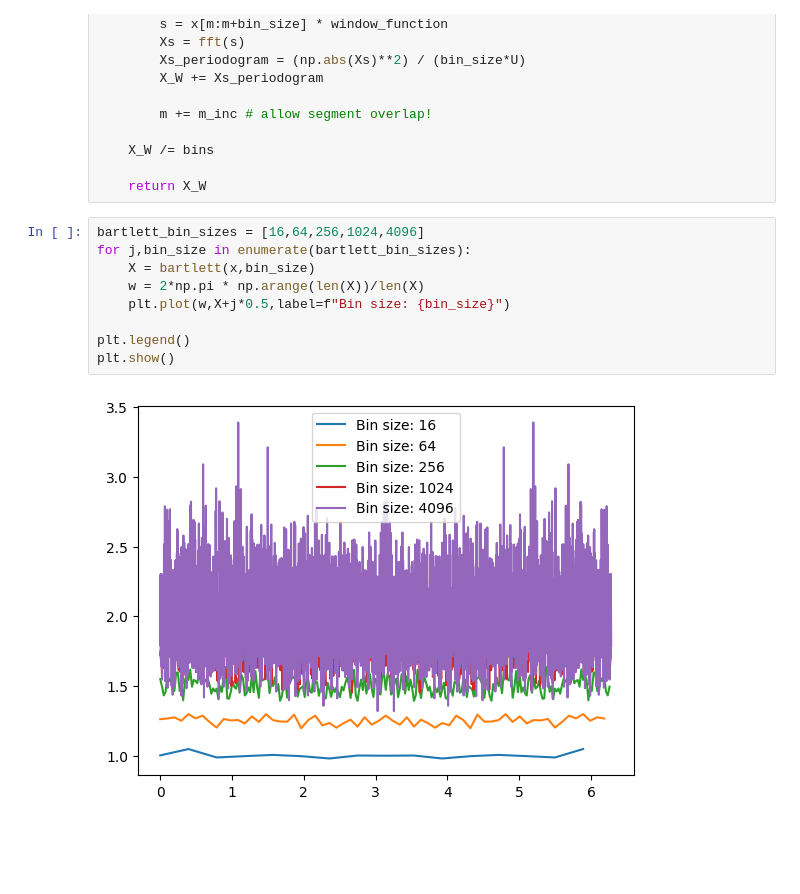
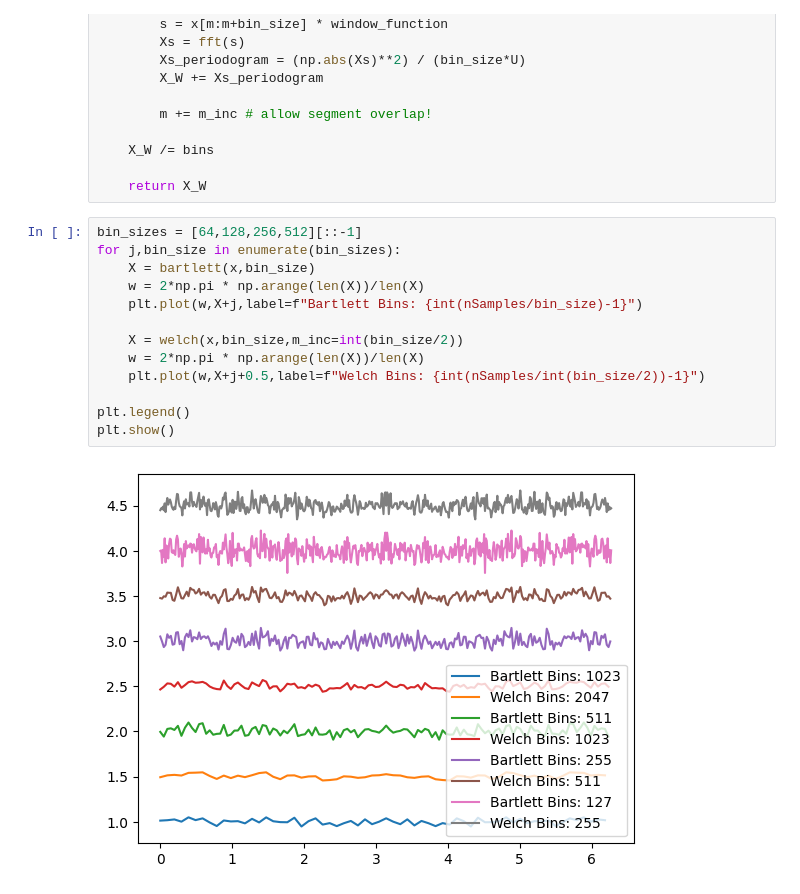
Before and after one commit to thomas6785/notes, a Jupyter notebook: ASP_Tutorials/ASP_5.1.ipynb, the cells around one changed output. Saved outputs shown, nothing was run; the diff lists cells and outputs as text; blank space fills up the shorter version.

```diff
--- a/ASP_Tutorials/ASP_5.1.ipynb
+++ b/ASP_Tutorials/ASP_5.1.ipynb
@@ -58,13 +58,17 @@ def welch(x,bin_size=256,m_inc=128):
 
     return X_W
 # %%
-bartlett_bin_sizes = [16,64,256,1024,4096]
-for j,bin_size in enumerate(bartlett_bin_sizes):
+bin_sizes = [64,128,256,512][::-1]
+for j,bin_size in enumerate(bin_sizes):
     X = bartlett(x,bin_size)
     w = 2*np.pi * np.arange(len(X))/len(X)
-    plt.plot(w,X+j*0.5,label=f"Bin size: {bin_size}")
+    plt.plot(w,X+j,label=f"Bartlett Bins: {int(nSamples/bin_size)-1}")
+
+    X = welch(x,bin_size,m_inc=int(bin_size/2))
+    w = 2*np.pi * np.arange(len(X))/len(X)
+    plt.plot(w,X+j+0.5,label=f"Welch Bins: {int(nSamples/int(bin_size/2))-1}")
 
 plt.legend()
 plt.show()
 # %% [output]
-[figure, old version]
+[figure, new version]
```
